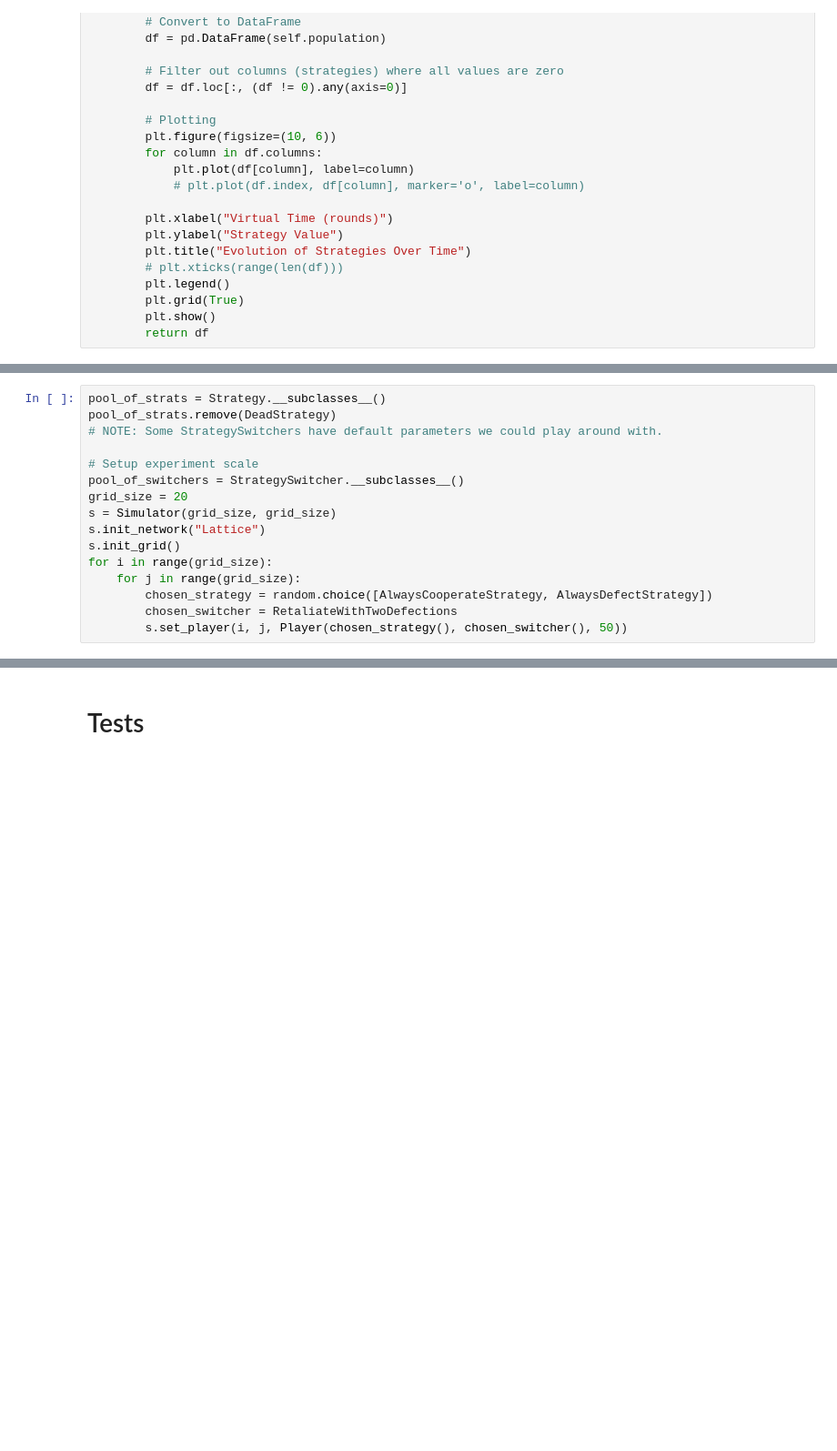
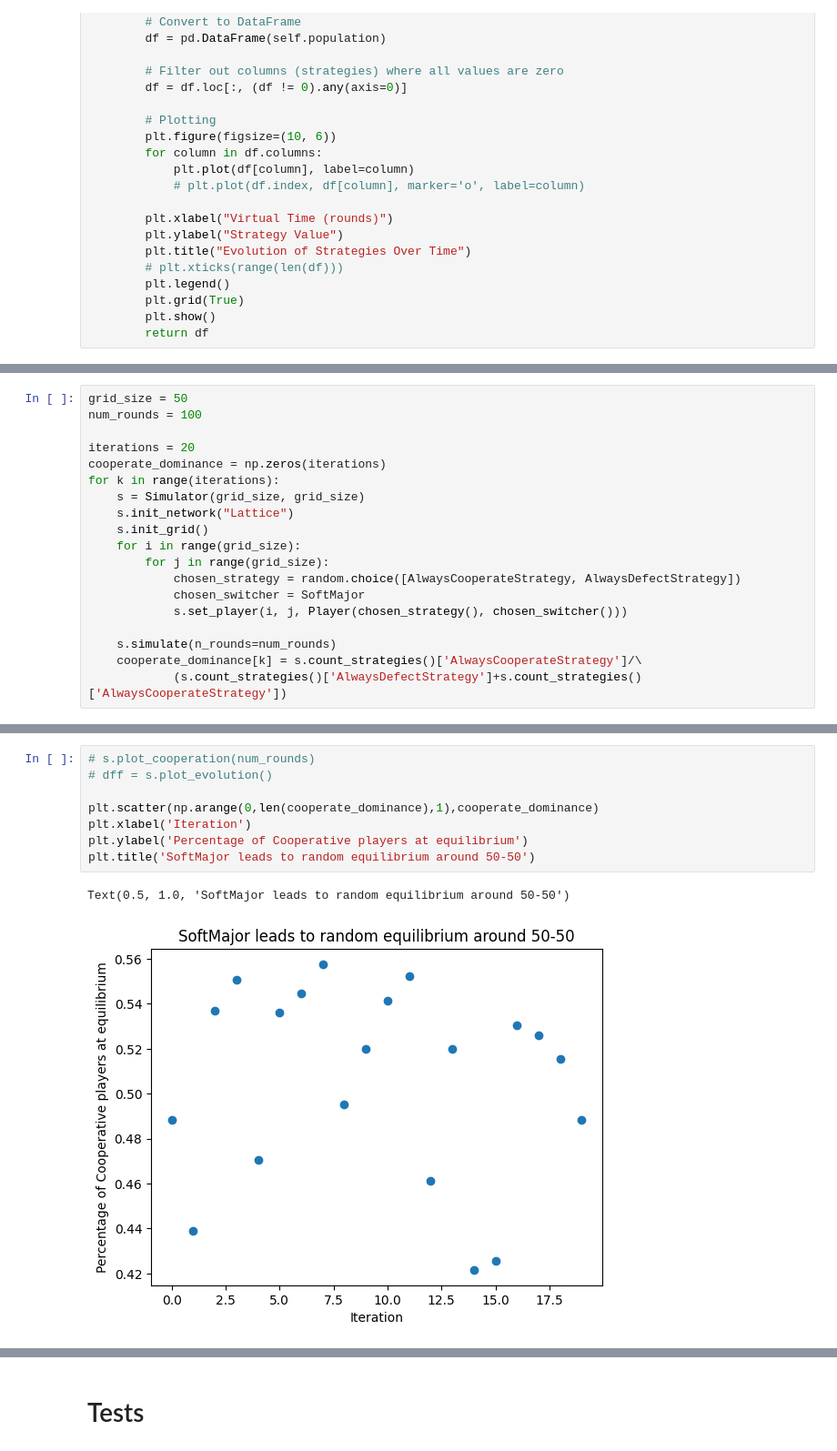
Before and after one commit to shriramch/SimPD, a Jupyter notebook: ipd.ipynb, the cells around one changed output, grey strips where cells are left out. Shown at 91% size. Saved outputs shown, nothing was run; the diff lists cells and outputs as text; blank space fills up the shorter version.

```diff
--- a/ipd.ipynb
+++ b/ipd.ipynb
@@ -691,16 +742,19 @@ class Simulator:
 # %%
-pool_of_strats = Strategy.__subclasses__()
-pool_of_strats.remove(DeadStrategy)
-# NOTE: Some StrategySwitchers have default parameters we could play around with.
+grid_size = 50
+num_rounds = 100
 
-# Setup experiment scale
-pool_of_switchers = StrategySwitcher.__subclasses__()
-grid_size = 20
-s = Simulator(grid_size, grid_size)
-s.init_network("Lattice")
-s.init_grid()
-for i in range(grid_size):
-    for j in range(grid_size):
-        chosen_strategy = random.choice([AlwaysCooperateStrategy, AlwaysDefectStrategy])
-        chosen_switcher = RetaliateWithTwoDefections
-        s.set_player(i, j, Player(chosen_strategy(), chosen_switcher(), 50))
+iterations = 20
+cooperate_dominance = np.zeros(iterations)
+for k in range(iterations):
+    s = Simulator(grid_size, grid_size)
+    s.init_network("Lattice")
+    s.init_grid()
+    for i in range(grid_size):
+        for j in range(grid_size):
+            chosen_strategy = random.choice([AlwaysCooperateStrategy, AlwaysDefectStrategy])
+            chosen_switcher = SoftMajor
+            s.set_player(i, j, Player(chosen_strategy(), chosen_switcher()))
+
+    s.simulate(n_rounds=num_rounds)
+    cooperate_dominance[k] = s.count_strategies()['AlwaysCooperateStrategy']/\
+            (s.count_strategies()['AlwaysDefectStrategy']+s.count_strategies()['AlwaysCooperateStrategy'])
@@ -716,0 +761,11 @@ dff = s.plot_evolution()
+# %%
+# s.plot_cooperation(num_rounds)
+# dff = s.plot_evolution()
+
+plt.scatter(np.arange(0,len(cooperate_dominance),1),cooperate_dominance)
+plt.xlabel('Iteration')
+plt.ylabel('Percentage of Cooperative players at equilibrium')
+plt.title('SoftMajor leads to random equilibrium around 50-50')
+# %% [output]
+Text(0.5, 1.0, 'SoftMajor leads to random equilibrium around 50-50')
+[figure, added]
```
Also changed, not shown: parts of 12 cells of this notebook, 4 other files.
